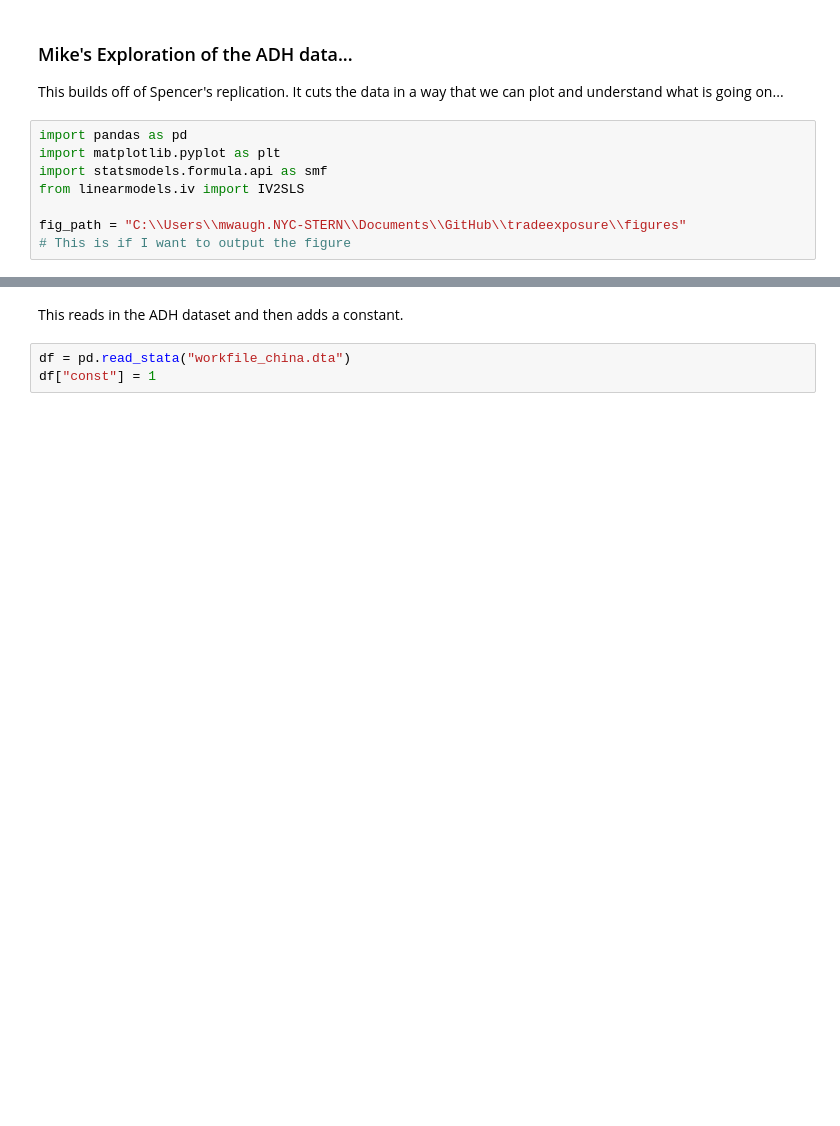
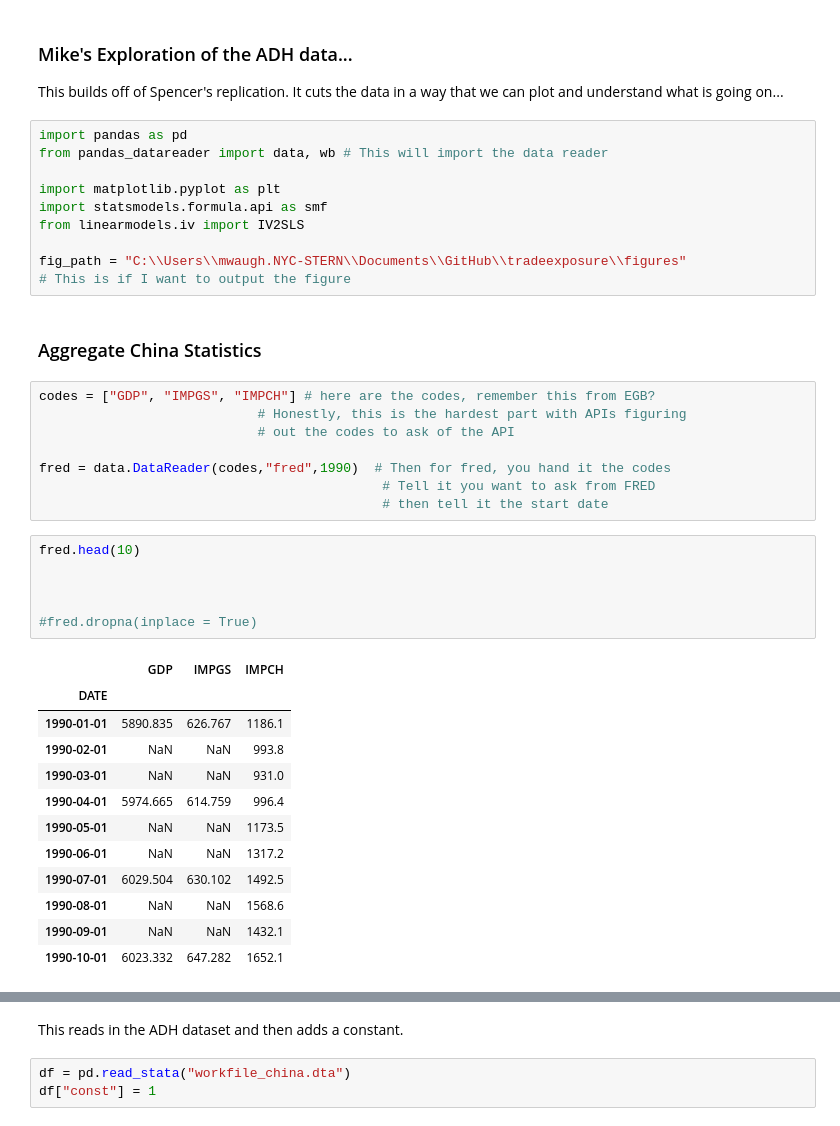
Before and after one commit to mwaugh0328/ADH_replication, a Jupyter notebook: adh_data.ipynb, the cells around one changed output, grey strips where cells are left out. Cells and saved outputs as stored; diff of their text form; blank space fills up the shorter version.

Commit message:
aggregate stats update

```diff
--- a/adh_data.ipynb
+++ b/adh_data.ipynb
@@ -4,9 +4,40 @@
 This builds off of Spencer's replication. It cuts the data in a way that we can plot and understand what is going on...
 # %%
 import pandas as pd
+from pandas_datareader import data, wb # This will import the data reader
+
 import matplotlib.pyplot as plt
 import statsmodels.formula.api as smf
 from linearmodels.iv import IV2SLS
 
 fig_path = "C:\\Users\\mwaugh.NYC-STERN\\Documents\\GitHub\\tradeexposure\\figures"
 # This is if I want to output the figure
+# %% [markdown]
+### Aggregate China Statistics
+# %%
+codes = ["GDP", "IMPGS", "IMPCH"] # here are the codes, remember this from EGB?
+                            # Honestly, this is the hardest part with APIs figuring
+                            # out the codes to ask of the API
+
+fred = data.DataReader(codes,"fred",1990)  # Then for fred, you hand it the codes
+                                            # Tell it you want to ask from FRED
+                                            # then tell it the start date
+# %%
+fred.head(10)
+
+
+
+#fred.dropna(inplace = True)
+# %% [output]
+|  | GDP | IMPGS | IMPCH |
+| DATE |  |  |  |
+| 1990-01-01 | 5890.835 | 626.767 | 1186.1 |
+| 1990-02-01 | NaN | NaN | 993.8 |
+| 1990-03-01 | NaN | NaN | 931.0 |
+| 1990-04-01 | 5974.665 | 614.759 | 996.4 |
+| 1990-05-01 | NaN | NaN | 1173.5 |
+| 1990-06-01 | NaN | NaN | 1317.2 |
+| 1990-07-01 | 6029.504 | 630.102 | 1492.5 |
+| 1990-08-01 | NaN | NaN | 1568.6 |
+| 1990-09-01 | NaN | NaN | 1432.1 |
+| 1990-10-01 | 6023.332 | 647.282 | 1652.1 |
```
Also changed, not shown: parts of 6 cells of this notebook.
